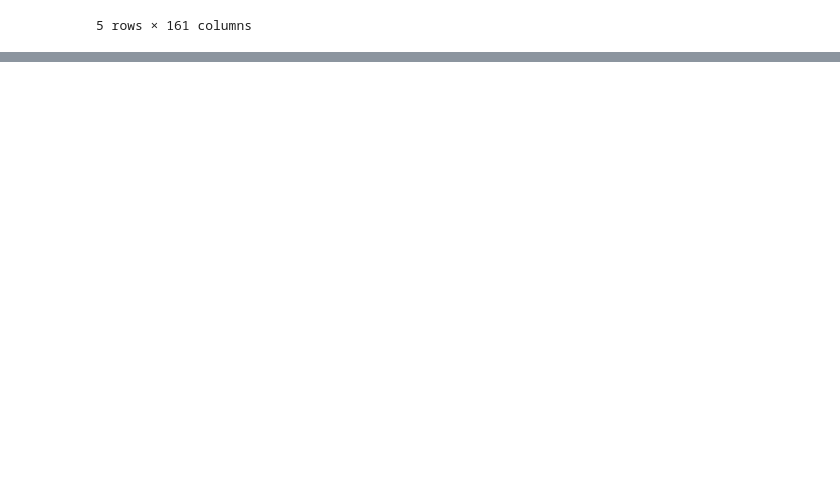
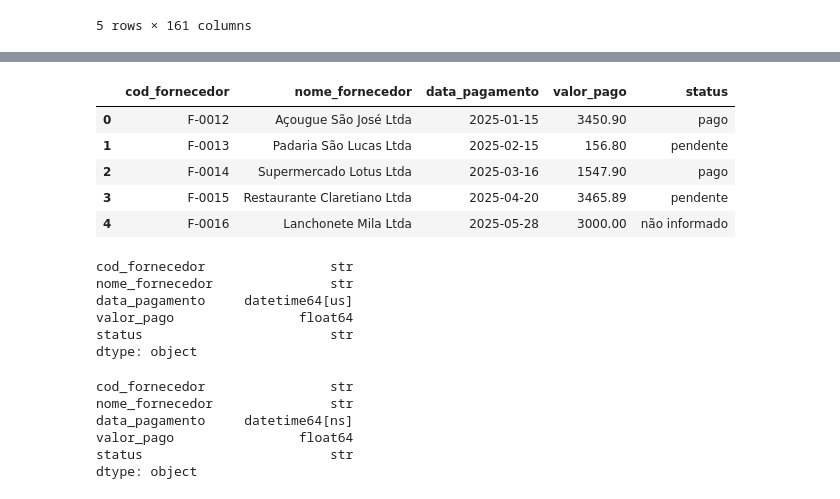
Before and after one commit to ocfurtado/Pandas_io, a Jupyter notebook: Aula_1/aula_1_clone.ipynb, the cells around one changed output, grey strips where cells are left out. Drawn from its saved outputs; the diff is of its cells as text; code cells hidden in the pictures; blank space fills up the shorter version.

```diff
--- a/Aula_1/aula_1_clone.ipynb
+++ b/Aula_1/aula_1_clone.ipynb
@@ -83,0 +118,11 @@ dados_sus.head()
+# %%
+pagamentos_fornecedores['status'] = pagamentos_fornecedores['status'].fillna('não informado')
+# %%
+pagamentos_fornecedores
+# %% [output]
+|  | cod_fornecedor | nome_fornecedor | data_pagamento | valor_pago | status |
+| 0 | F-0012 | Açougue São José Ltda | 2025-01-15 | 3450.90 | pago |
+| 1 | F-0013 | Padaria São Lucas Ltda | 2025-02-15 | 156.80 | pendente |
+| 2 | F-0014 | Supermercado Lotus Ltda | 2025-03-16 | 1547.90 | pago |
+| 3 | F-0015 | Restaurante Claretiano Ltda | 2025-04-20 | 3465.89 | pendente |
+| 4 | F-0016 | Lanchonete Mila Ltda | 2025-05-28 | 3000.00 | não informado |
@@ -83,0 +131,9 @@ dados_sus.head()
+# %%
+pagamentos_fornecedores.dtypes
+# %% [output]
+cod_fornecedor                str
+nome_fornecedor               str
+data_pagamento     datetime64[us]
+valor_pago                float64
+status                        str
+dtype: object
@@ -83,0 +144,9 @@ dados_sus.head()
+# %%
+pagamentos_fornecedores.dtypes
+# %% [output]
+cod_fornecedor                str
+nome_fornecedor               str
+data_pagamento     datetime64[ns]
+valor_pago                float64
+status                        str
+dtype: object
```
Also changed, not shown: parts of 13 cells of this notebook, 9 other files.
